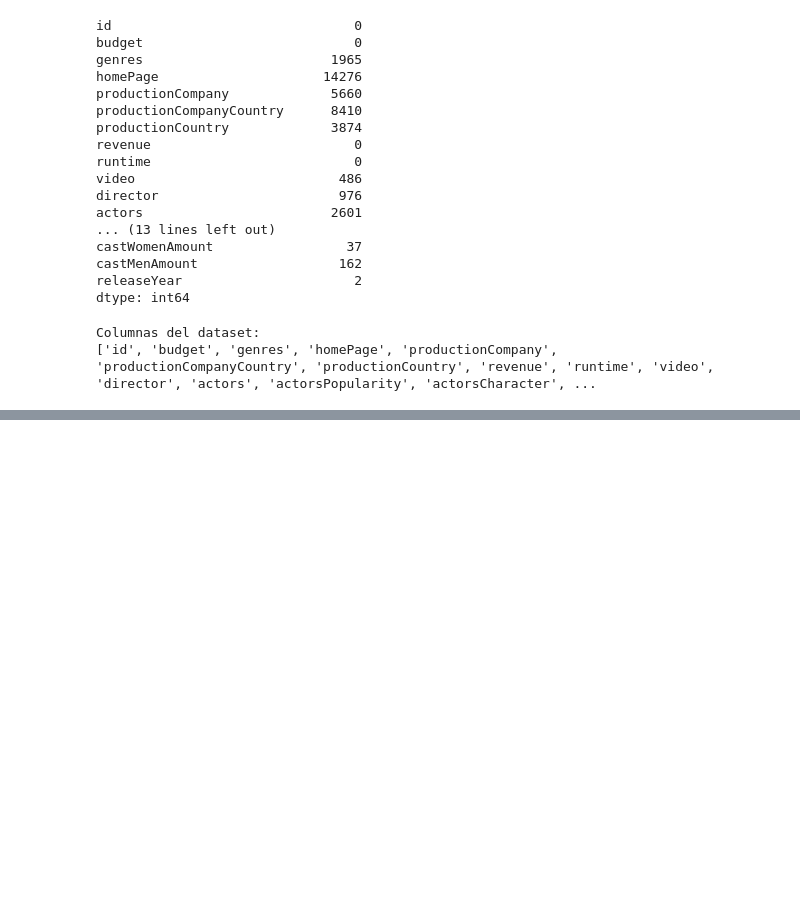
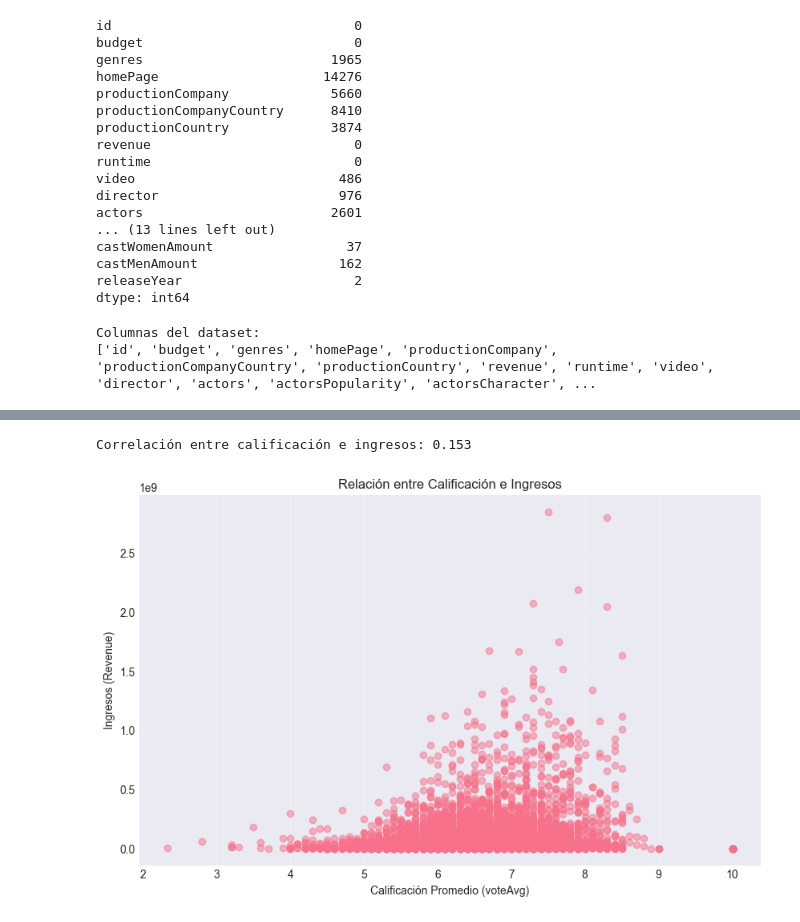
Before and after one commit to Qu3zada22/lab1_MD, a Jupyter notebook: src/Lab1.ipynb, the cells around one changed output, grey strips where cells are left out. Cells and saved outputs as stored; diff of their text form; code cells hidden in the pictures; blank space fills up the shorter version.

```diff
--- a/src/Lab1.ipynb
+++ b/src/Lab1.ipynb
@@ -91,0 +347,21 @@ Columnas del dataset:
+# %%
+# 4.14 - Correlación calificaciones vs éxito comercial
+
+
+df_completo = df[(df['voteAvg'] > 0) & (df['revenue'] > 0)]
+
+# Calcular correlación
+correlacion_rating = df_completo['voteAvg'].corr(df_completo['revenue'])
+print(f"Correlación entre calificación e ingresos: {correlacion_rating:.3f}")
+
+
+plt.figure(figsize=(10, 6))
+plt.scatter(df_completo['voteAvg'], df_completo['revenue'], alpha=0.5)
+plt.xlabel('Calificación Promedio (voteAvg)')
+plt.ylabel('Ingresos (Revenue)')
+plt.title('Relación entre Calificación e Ingresos')
+plt.grid(True, alpha=0.3)
+plt.show()
+# %% [output]
+Correlación entre calificación e ingresos: 0.153
+[figure, added]
```
Also changed, not shown: parts of 8 cells of this notebook.
